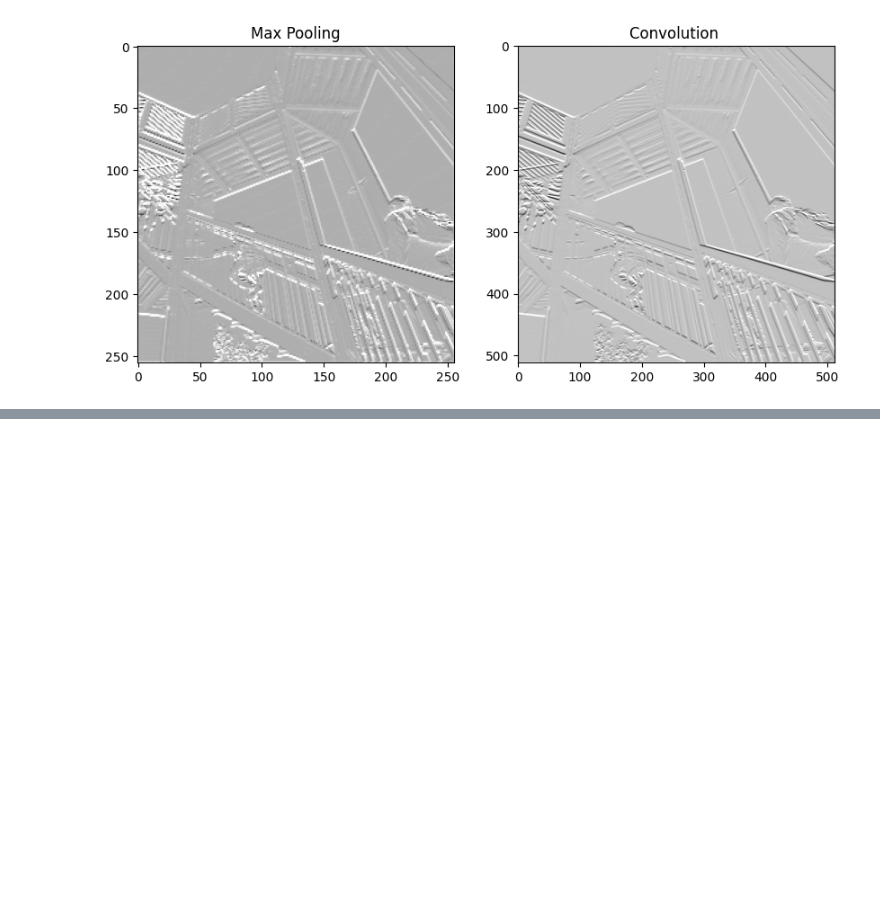
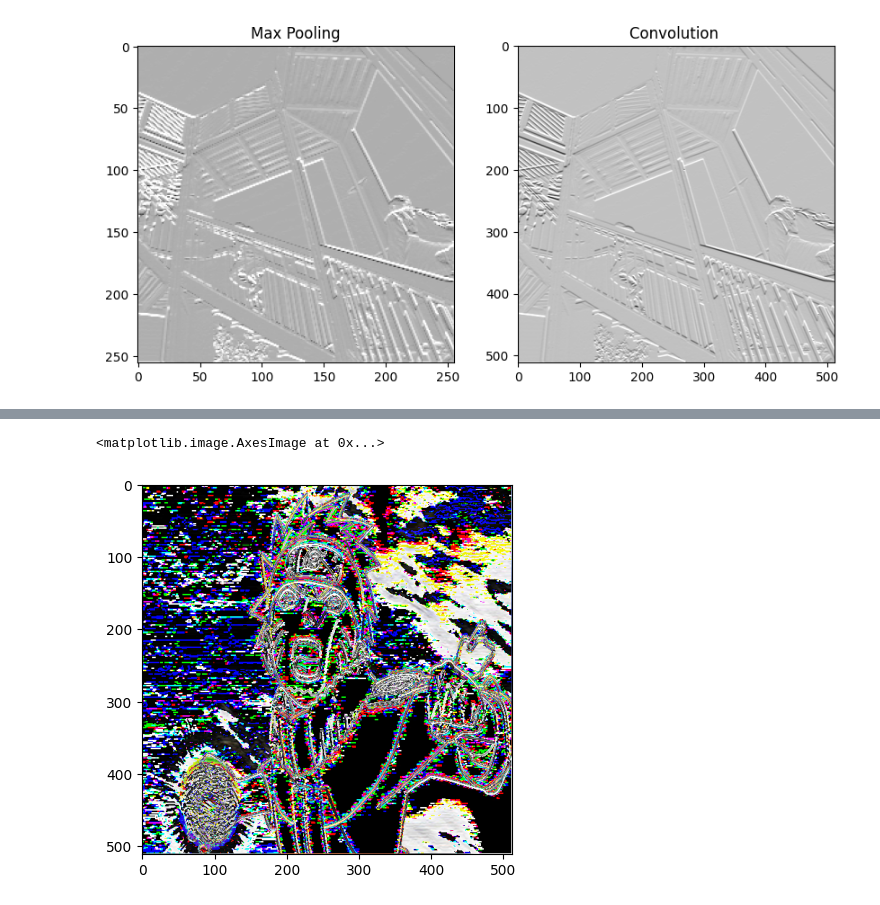
Before and after one commit to Megh-Zyke/Neural-Network-models, a Jupyter notebook: Image Recognition Functions/Recognising_Features_using_Convolutions.ipynb, the cells around one changed output, grey strips where cells are left out. Saved outputs shown, nothing was run; the diff lists cells and outputs as text; code cells hidden in the pictures; blank space fills up the shorter version.

```diff
--- a/Image Recognition Functions/Recognising_Features_using_Convolutions.ipynb
+++ b/Image Recognition Functions/Recognising_Features_using_Convolutions.ipynb
@@ -128,0 +191,5 @@ plt.show()
+# %%
+plt.imshow(Image)
+# %% [output]
+<matplotlib.image.AxesImage at 0x...>
+[figure, added]
```
Also changed, not shown: parts of 7 cells of this notebook.
